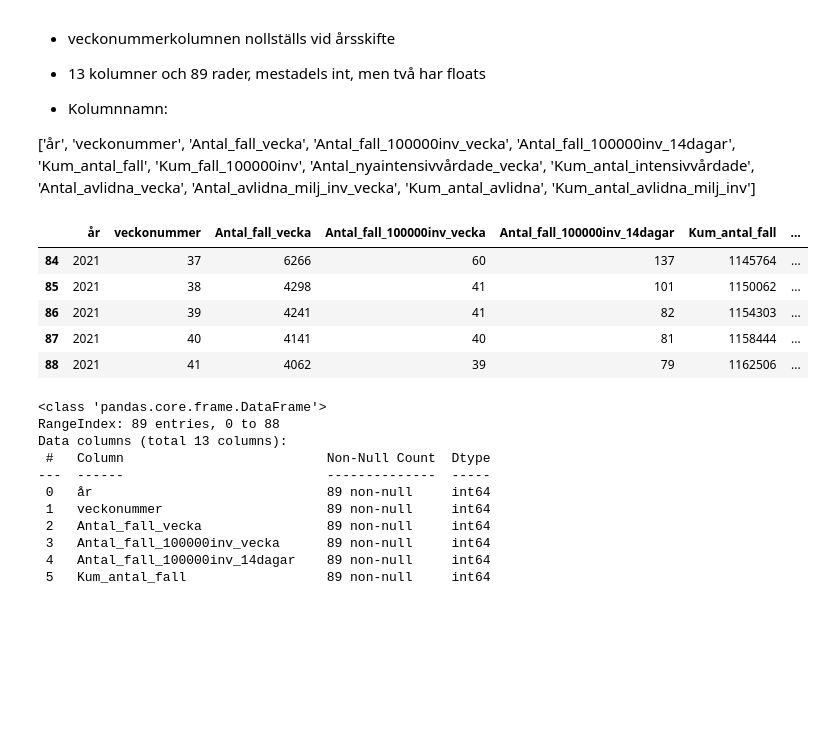
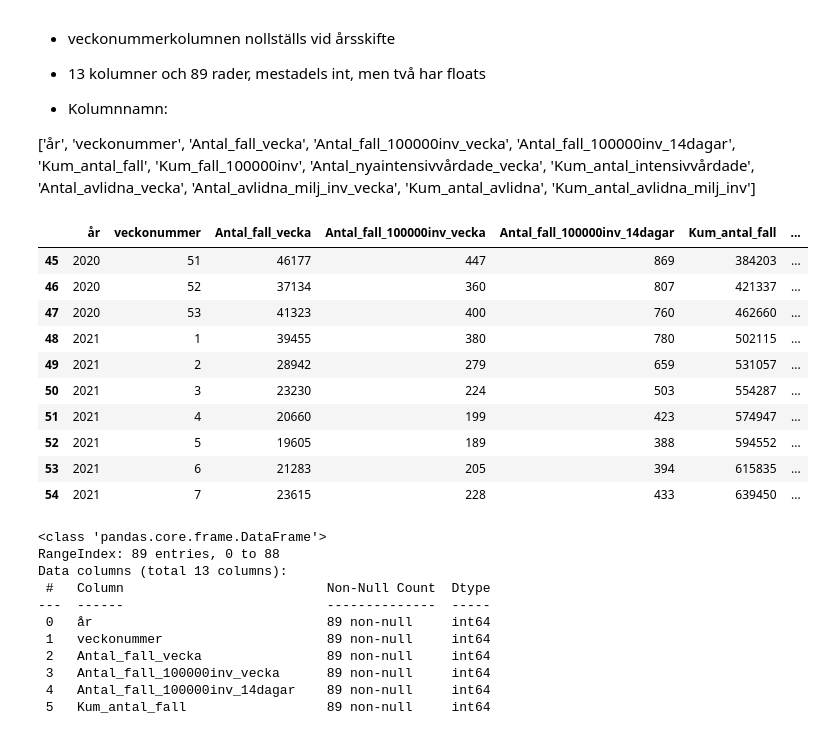
Before and after one commit to jwiegert/databehandling-joachim-wiegert, a Jupyter notebook: labs/lab1/jwiegert_lab1.ipynb, the cells around one changed output. Drawn from its saved outputs; the diff is of its cells as text; code cells hidden in the pictures; blank space fills up the shorter version.

```diff
--- a/labs/lab1/jwiegert_lab1.ipynb
+++ b/labs/lab1/jwiegert_lab1.ipynb
@@ -40,19 +40,24 @@ stdlabels = {"index":"Datum", "value":"Antal", "variable":""}
 # %%
 # Load Swedish C19 data
 c19sweden = pd.read_excel(
     "Folkhalsomyndigheten_Covid19.xlsx",
     sheet_name="Veckodata Riket"
 )
 
+# Check some middle of data set (change of year)
 c19sweden.iloc[45:55]
-c19sweden.tail()
 # %% [output]
 |  | år | veckonummer | Antal_fall_vecka | Antal_fall_100000inv_vecka | Antal_fall_100000inv_14dagar | Kum_antal_fall | ... |
-| 84 | 2021 | 37 | 6266 | 60 | 137 | 1145764 | ... |
-| 85 | 2021 | 38 | 4298 | 41 | 101 | 1150062 | ... |
-| 86 | 2021 | 39 | 4241 | 41 | 82 | 1154303 | ... |
-| 87 | 2021 | 40 | 4141 | 40 | 81 | 1158444 | ... |
-| 88 | 2021 | 41 | 4062 | 39 | 79 | 1162506 | ... |
+| 45 | 2020 | 51 | 46177 | 447 | 869 | 384203 | ... |
+| 46 | 2020 | 52 | 37134 | 360 | 807 | 421337 | ... |
+| 47 | 2020 | 53 | 41323 | 400 | 760 | 462660 | ... |
+| 48 | 2021 | 1 | 39455 | 380 | 780 | 502115 | ... |
+| 49 | 2021 | 2 | 28942 | 279 | 659 | 531057 | ... |
+| 50 | 2021 | 3 | 23230 | 224 | 503 | 554287 | ... |
+| 51 | 2021 | 4 | 20660 | 199 | 423 | 574947 | ... |
+| 52 | 2021 | 5 | 19605 | 189 | 388 | 594552 | ... |
+| 53 | 2021 | 6 | 21283 | 205 | 394 | 615835 | ... |
+| 54 | 2021 | 7 | 23615 | 228 | 433 | 639450 | ... |
 # %%
 c19sweden.info()
 # %% [output]
```
Also changed, not shown: parts of 18 cells of this notebook, 4 other files.
